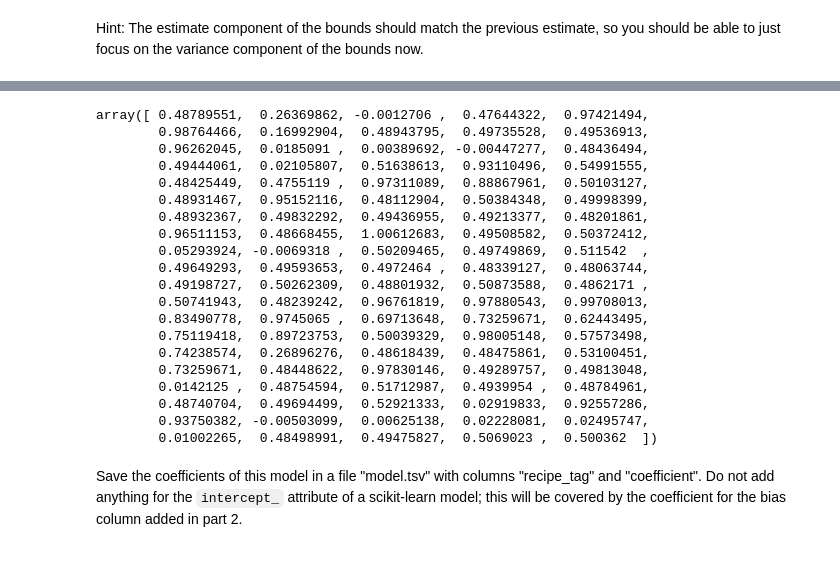
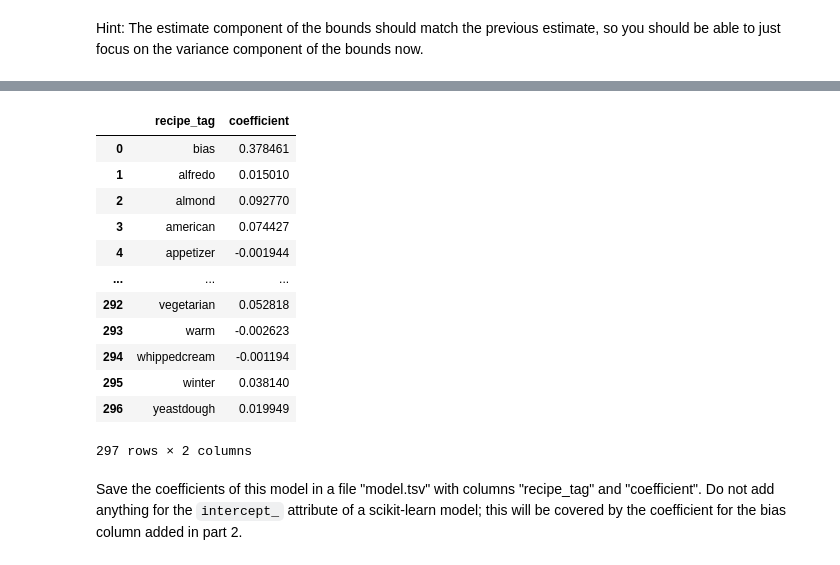
Before and after one commit to polinacsv/dx704-project-04, a Jupyter notebook: project.ipynb, the cells around one changed output, grey strips where cells are left out. Saved outputs shown, nothing was run; the diff lists cells and outputs as text; code cells hidden in the pictures.

```diff
--- a/project.ipynb
+++ b/project.ipynb
@@ -358,5 +330,11 @@ array([0.5 , 0.25, 0.  , 0.5 , 1.  , 1.  , 0.  , 0.5 , 0.5 , 0.5 , 1.  ,
 # %%
-model = Ridge(alpha=1.0, fit_intercept=False)
-model.fit(X, y)
+X = features.drop(columns=["recipe_slug"])
+y = ratings["rating"]
 
-theta_hat = model.coef_
+ridge = Ridge(alpha=1.0, fit_intercept=False)
+ridge.fit(X, y)
+
+coefs = pd.DataFrame({
+    "recipe_tag": X.columns,
+    "coefficient": ridge.coef_
+})
@@ -385,26 +341,19 @@ y_hat = model.predict(X)
-# %%
-y_hat
-# %% [output]
-array([ 0.48789551,  0.26369862, -0.0012706 ,  0.47644322,  0.97421494,
-        0.98764466,  0.16992904,  0.48943795,  0.49735528,  0.49536913,
-        0.96262045,  0.0185091 ,  0.00389692, -0.00447277,  0.48436494,
-        0.49444061,  0.02105807,  0.51638613,  0.93110496,  0.54991555,
-        0.48425449,  0.4755119 ,  0.97311089,  0.88867961,  0.50103127,
-        0.48931467,  0.95152116,  0.48112904,  0.50384348,  0.49998399,
-        0.48932367,  0.49832292,  0.49436955,  0.49213377,  0.48201861,
-        0.96511153,  0.48668455,  1.00612683,  0.49508582,  0.50372412,
-        0.05293924, -0.0069318 ,  0.50209465,  0.49749869,  0.511542  ,
-        0.49649293,  0.49593653,  0.4972464 ,  0.48339127,  0.48063744,
-        0.49198727,  0.50262309,  0.48801932,  0.50873588,  0.4862171 ,
-        0.50741943,  0.48239242,  0.96761819,  0.97880543,  0.99708013,
-        0.83490778,  0.9745065 ,  0.69713648,  0.73259671,  0.62443495,
-        0.75119418,  0.89723753,  0.50039329,  0.98005148,  0.57573498,
-        0.74238574,  0.26896276,  0.48618439,  0.48475861,  0.53100451,
-        0.73259671,  0.48448622,  0.97830146,  0.49289757,  0.49813048,
-        0.0142125 ,  0.48754594,  0.51712987,  0.4939954 ,  0.48784961,
-        0.48740704,  0.49694499,  0.52921333,  0.02919833,  0.92557286,
-        0.93750382, -0.00503099,  0.00625138,  0.02228081,  0.02495747,
-        0.01002265,  0.48498991,  0.49475827,  0.5069023 ,  0.500362  ])
+# %%
+coefs
+# %% [output]
+|  | recipe_tag | coefficient |
+| 0 | bias | 0.378461 |
+| 1 | alfredo | 0.015010 |
+| 2 | almond | 0.092770 |
+| 3 | american | 0.074427 |
+| 4 | appetizer | -0.001944 |
+| ... | ... | ... |
+| 292 | vegetarian | 0.052818 |
+| 293 | warm | -0.002623 |
+| 294 | whippedcream | -0.001194 |
+| 295 | winter | 0.038140 |
+| 296 | yeastdough | 0.019949 |
+297 rows × 2 columns
 # %% [markdown]
 Save the coefficients of this model in a file "model.tsv" with columns "recipe_tag" and "coefficient".
 Do not add anything for the `intercept_` attribute of a scikit-learn model; this will be covered by the coefficient for the bias column added in part 2.
```
Also changed, not shown: parts of 27 cells of this notebook, 5 other files.
